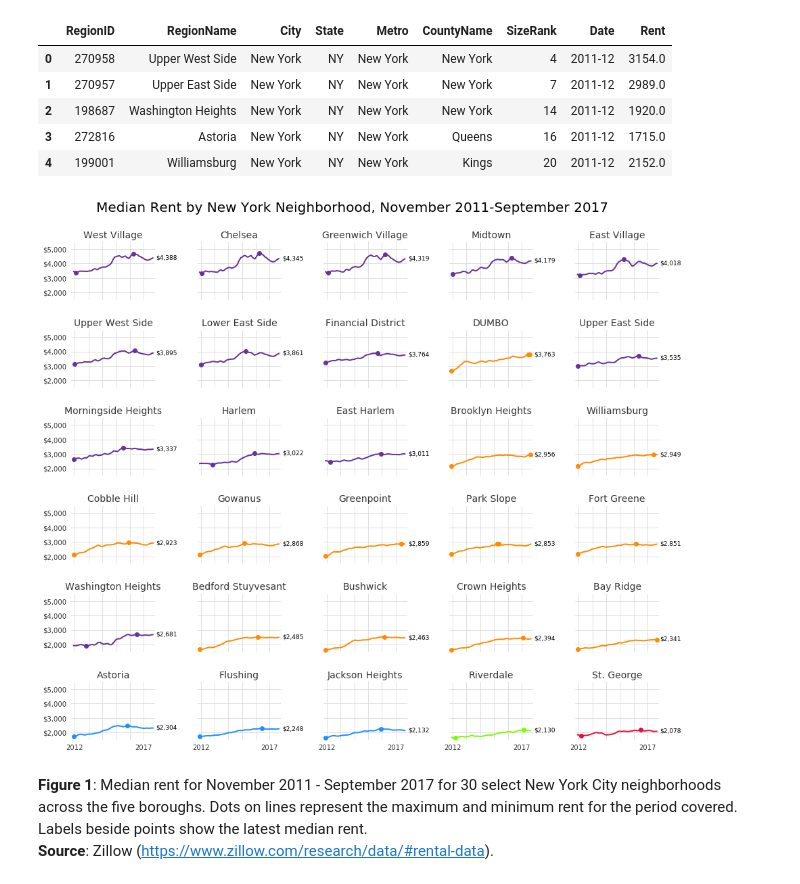
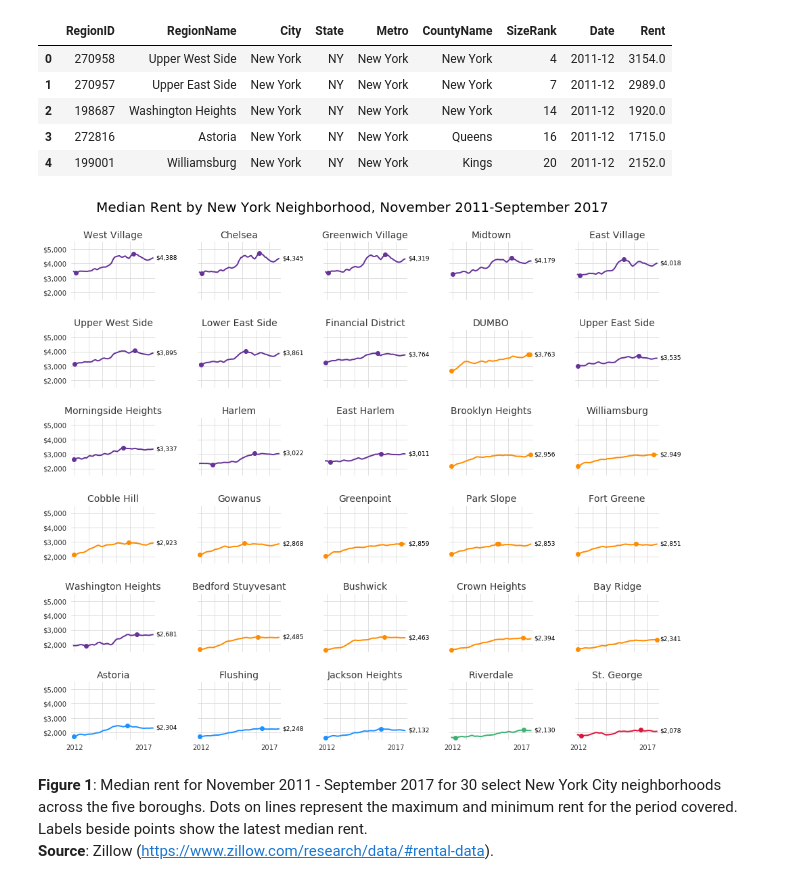
Before and after one commit to sam-ovenshine-zocdoc/PUI2017_sgo230, a Jupyter notebook: HW8_sgo230/HW8_1.ipynb, the cells around one changed output. Cells and saved outputs as stored; diff of their text form; code cells hidden in the pictures.

```diff
--- a/HW8_sgo230/HW8_1.ipynb
+++ b/HW8_sgo230/HW8_1.ipynb
@@ -14,12 +14,13 @@ Populating the interactive namespace from numpy and matplotlib
 df = pd.read_csv('http://files.zillowstatic.com/research/public/Neighborhood/Neighborhood_Zri_AllHomesPlusMultifamily.csv')
 # %%
 # Selection of 30 well-known neighborhoods across boroughs
-nyc_nabes = dict.fromkeys(["West Village","Chelsea","Greenwich Village","Gowanus","Midtown","East Village",
-               "Upper West Side","Lower East Side","Financial District","DUMBO","Upper East Side",
-               "Morningside Heights","Harlem","Brooklyn Heights","Williamsburg","Cobble Hill",
-               "Flushing","Greenpoint","Park Slope","Fort Greene",
-               "Bedford Stuyvesant","Bushwick","Crown Heights","Bay Ridge","Astoria","St. George",
-               "Jackson Heights","Riverdale","East Harlem","Washington Heights"],1)
+nyc_nabes = dict.fromkeys(["West Village","Chelsea","Greenwich Village","Gowanus","Midtown",
+                           "East Village","Upper West Side","Lower East Side","Financial District",
+                           "DUMBO","Upper East Side","Morningside Heights","Harlem",
+                           "Brooklyn Heights","Williamsburg","Cobble Hill","Flushing","Greenpoint",
+                           "Park Slope","Fort Greene","Bedford Stuyvesant","Bushwick","Crown Heights",
+                           "Bay Ridge","Astoria","St. George","Jackson Heights","Riverdale","East Harlem",
+                           "Washington Heights"],1)
 # %%
 # Reduce dataframe to New York metro area and those 30 neighborhoods
 df = df[((df["Metro"] == "New York")) & (df['RegionName'].map(nyc_nabes) == 1)]
@@ -56,3 +57,10 @@ df2.head()
 # Manipulate Date field into proper date for plotting later
 df2['Date'] = df2['Date'] + '-01'
 df2['Date'] = pd.to_datetime(df2['Date'], format='%Y-%m-%d')
+# %%
+# Color by borough
+color_map = df2[['RegionName', 'CountyName']].drop_duplicates()
+color_dict = {'New York':'rebeccapurple', 'Kings':'darkorange', 'Bronx':'mediumseagreen',
+              'Richmond':'crimson', 'Queens':'dodgerblue'}
+color_map['color'] = color_map['CountyName'].map(color_dict)
+color_dict = color_map[['RegionName', 'color']].set_index("RegionName").to_dict()['color']
@@ -66,13 +74,6 @@ def money_formatter(x, pos):
-# %%
-# Color by borough
-color_map = df2[['RegionName', 'CountyName']].drop_duplicates()
-color_dict = {'New York':'rebeccapurple', 'Kings':'darkorange', 'Bronx':'lawngreen',
-              'Richmond':'crimson', 'Queens':'dodgerblue'}
-color_map['color'] = color_map['CountyName'].map(color_dict)
-color_dict = color_map[['RegionName', 'color']].set_index("RegionName").to_dict()['color']
 # %%
 # Plot it
-pl.figure(figsize=[13,11])
+mpl_fig_obj = pl.figure(figsize=[13,11])
 pl.suptitle('Median Rent by New York Neighborhood, November 2011-September 2017',y=1.04, fontsize=20)
 
 # Subplot for each neighborhood
@@ -114,34 +115,34 @@ for n, elem in enumerate(sorted_nabe):
     ax.spines['right'].set_visible(False)
     ax.spines['bottom'].set_visible(False)
 
     # Hide x-axis label
     ax.set_xlabel('')
 
     # Format y-axis tick labels to $0,000
     ax.yaxis.set_major_formatter(ticker.FuncFormatter(money_formatter))
 
     # Hide axes based on subplot coordinates
     if n % 5 != 0:
         ax.tick_params(axis='y', colors=(0,0,0,0), labelsize=10)
     else:
         ax.tick_params(axis='y', colors='#363636', labelsize=10)
     if n >= 25:
         ax.tick_params(axis='x', colors='#363636', labelsize=10)
     else:
         ax.tick_params(axis='x', colors=(0,0,0,0), labelsize=10)
 
     # Get latest median rent per neighborhood
     rent_last = df2['Rent'][df2['RegionName'] == elem].iloc[-1]
 
     # Add right-side label for latest median rent
     ax.annotate('$' + str(int(rent_last))[0] + ',' + str(int(rent_last))[1:],
                 xy=['2017-09-01', rent_last], xytext=[5,-2], textcoords='offset points', fontsize=9)
 
 # General formatting and output
 pl.tight_layout()
 pl.savefig("nyc_small_multiples_viz.png", bbox_inches="tight");
 # %% [output]
-[figure, old version]
+[figure, new version]
 # %% [markdown]
 <b>Figure 1</b>: Median rent for November 2011 - September 2017 for 30 select New York City neighborhoods across the five boroughs. Dots on lines represent the maximum and minimum rent for the period covered. Labels beside points show the latest median rent.
 <br>
```
Also changed, not shown: parts of 3 cells of this notebook.
